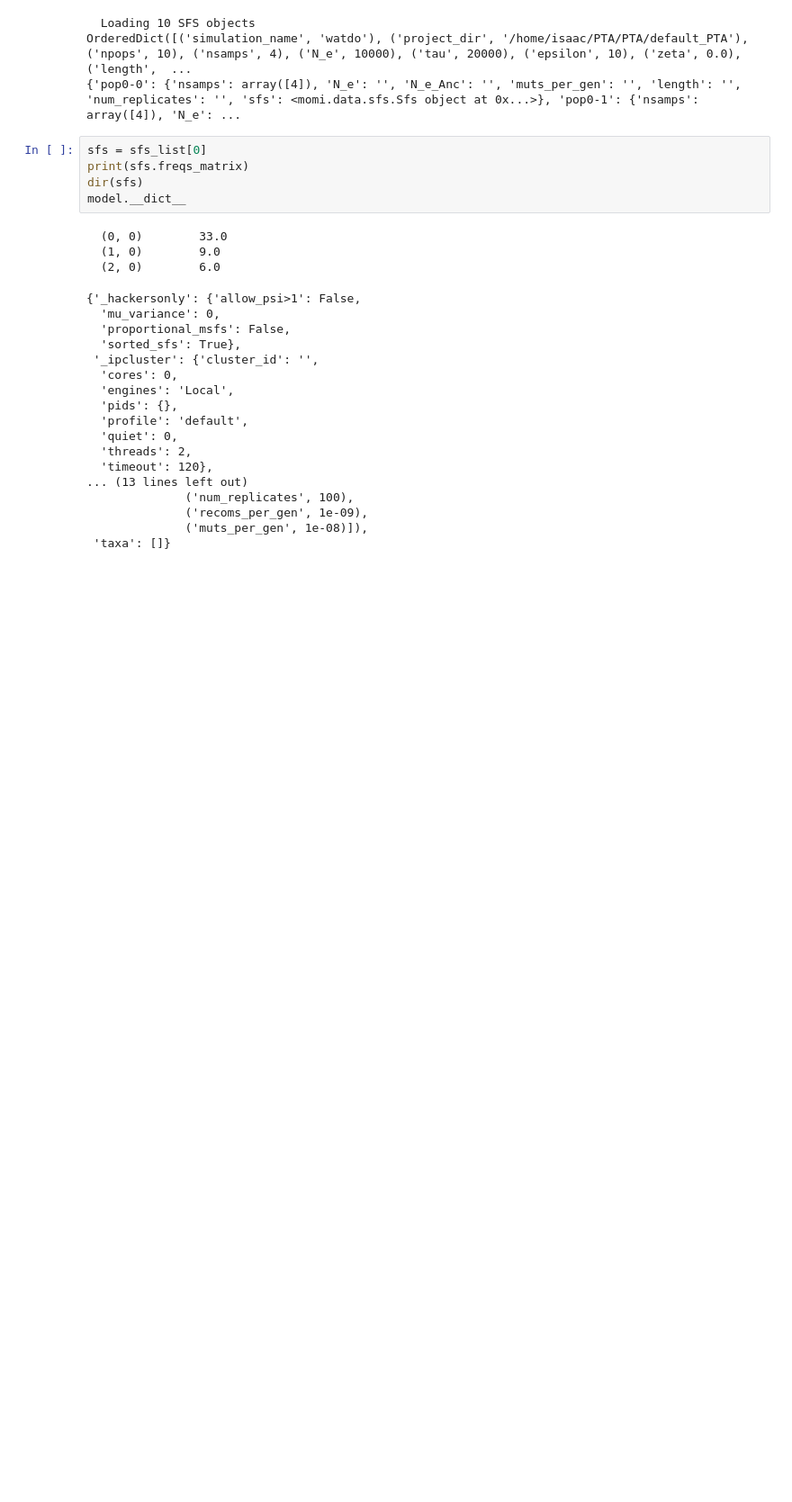
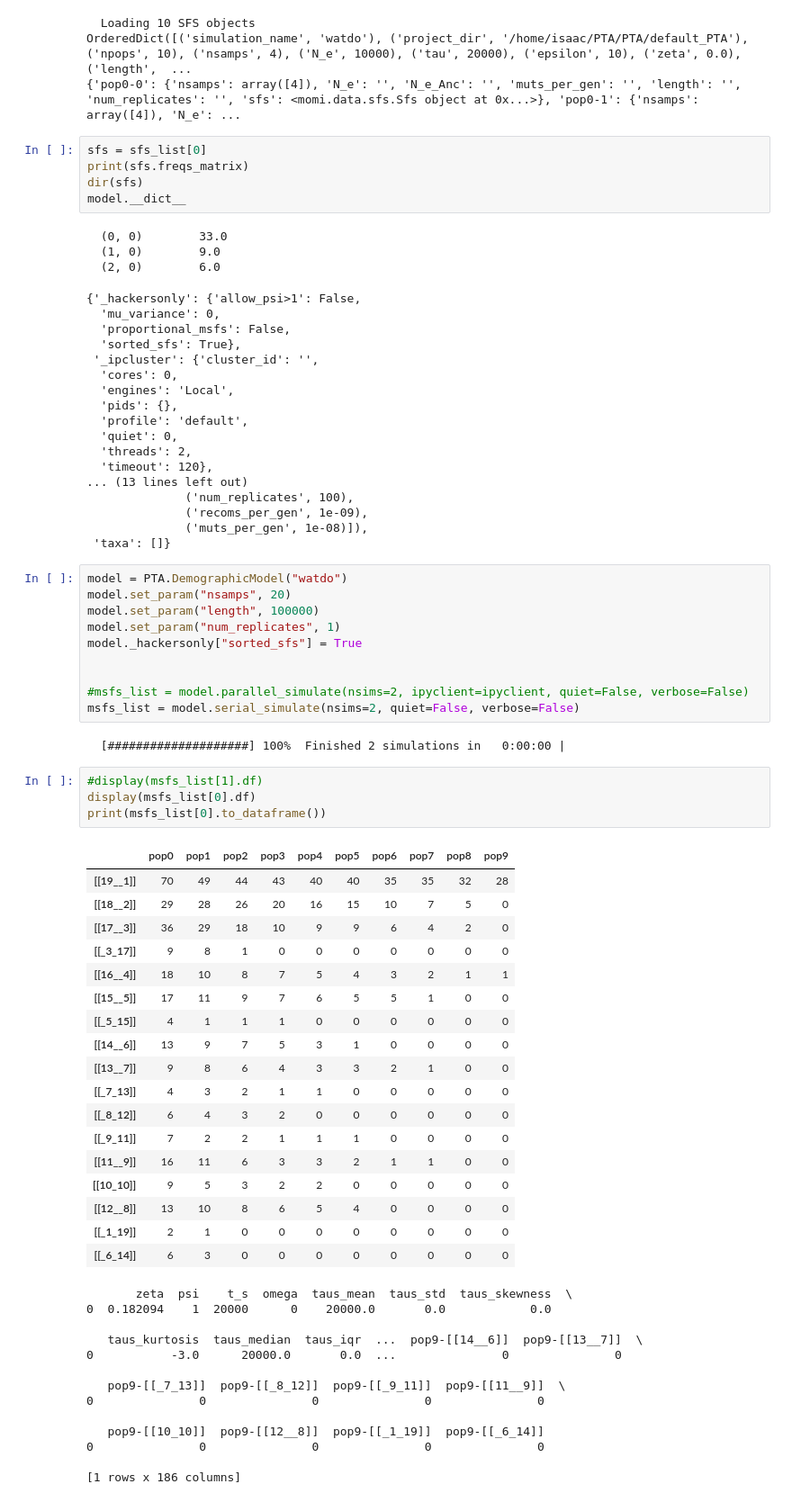
Before and after one commit to isaacovercast/PTA, a Jupyter notebook: jupyter-notebooks/PTA-Dev.ipynb, the cells around one changed output. Shown at 90% size. Drawn from its saved outputs; the diff is of its cells as text; blank space fills up the shorter version.

```diff
--- a/jupyter-notebooks/PTA-Dev.ipynb
+++ b/jupyter-notebooks/PTA-Dev.ipynb
@@ -375,3 +379,51 @@ model.__dict__
               ('recoms_per_gen', 1e-09),
               ('muts_per_gen', 1e-08)]),
  'taxa': []}
+# %%
+model = PTA.DemographicModel("watdo")
+model.set_param("nsamps", 20)
+model.set_param("length", 100000)
+model.set_param("num_replicates", 1)
+model._hackersonly["sorted_sfs"] = True
+
+
+#msfs_list = model.parallel_simulate(nsims=2, ipyclient=ipyclient, quiet=False, verbose=False)
+msfs_list = model.serial_simulate(nsims=2, quiet=False, verbose=False)
+# %% [output]
+  [####################] 100%  Finished 2 simulations in   0:00:00 |
+# %%
+#display(msfs_list[1].df)
+display(msfs_list[0].df)
+print(msfs_list[0].to_dataframe())
+# %% [output]
+|  | pop0 | pop1 | pop2 | pop3 | pop4 | pop5 | pop6 | pop7 | pop8 | pop9 |
+| [[19__1]] | 70 | 49 | 44 | 43 | 40 | 40 | 35 | 35 | 32 | 28 |
+| [[18__2]] | 29 | 28 | 26 | 20 | 16 | 15 | 10 | 7 | 5 | 0 |
+| [[17__3]] | 36 | 29 | 18 | 10 | 9 | 9 | 6 | 4 | 2 | 0 |
+| [[_3_17]] | 9 | 8 | 1 | 0 | 0 | 0 | 0 | 0 | 0 | 0 |
+| [[16__4]] | 18 | 10 | 8 | 7 | 5 | 4 | 3 | 2 | 1 | 1 |
+| [[15__5]] | 17 | 11 | 9 | 7 | 6 | 5 | 5 | 1 | 0 | 0 |
+| [[_5_15]] | 4 | 1 | 1 | 1 | 0 | 0 | 0 | 0 | 0 | 0 |
+| [[14__6]] | 13 | 9 | 7 | 5 | 3 | 1 | 0 | 0 | 0 | 0 |
+| [[13__7]] | 9 | 8 | 6 | 4 | 3 | 3 | 2 | 1 | 0 | 0 |
+| [[_7_13]] | 4 | 3 | 2 | 1 | 1 | 0 | 0 | 0 | 0 | 0 |
+| [[_8_12]] | 6 | 4 | 3 | 2 | 0 | 0 | 0 | 0 | 0 | 0 |
+| [[_9_11]] | 7 | 2 | 2 | 1 | 1 | 1 | 0 | 0 | 0 | 0 |
+| [[11__9]] | 16 | 11 | 6 | 3 | 3 | 2 | 1 | 1 | 0 | 0 |
+| [[10_10]] | 9 | 5 | 3 | 2 | 2 | 0 | 0 | 0 | 0 | 0 |
+| [[12__8]] | 13 | 10 | 8 | 6 | 5 | 4 | 0 | 0 | 0 | 0 |
+| [[_1_19]] | 2 | 1 | 0 | 0 | 0 | 0 | 0 | 0 | 0 | 0 |
+| [[_6_14]] | 6 | 3 | 0 | 0 | 0 | 0 | 0 | 0 | 0 | 0 |
+       zeta  psi    t_s  omega  taus_mean  taus_std  taus_skewness  \
+0  0.182094    1  20000      0    20000.0       0.0            0.0
+
+   taus_kurtosis  taus_median  taus_iqr  ...  pop9-[[14__6]]  pop9-[[13__7]]  \
+0           -3.0      20000.0       0.0  ...               0               0
+
+   pop9-[[_7_13]]  pop9-[[_8_12]]  pop9-[[_9_11]]  pop9-[[11__9]]  \
+0               0               0               0               0
+
+   pop9-[[10_10]]  pop9-[[12__8]]  pop9-[[_1_19]]  pop9-[[_6_14]]
+0               0               0               0               0
+
+[1 rows x 186 columns]
```
Also changed, not shown: parts of 3 cells of this notebook.
